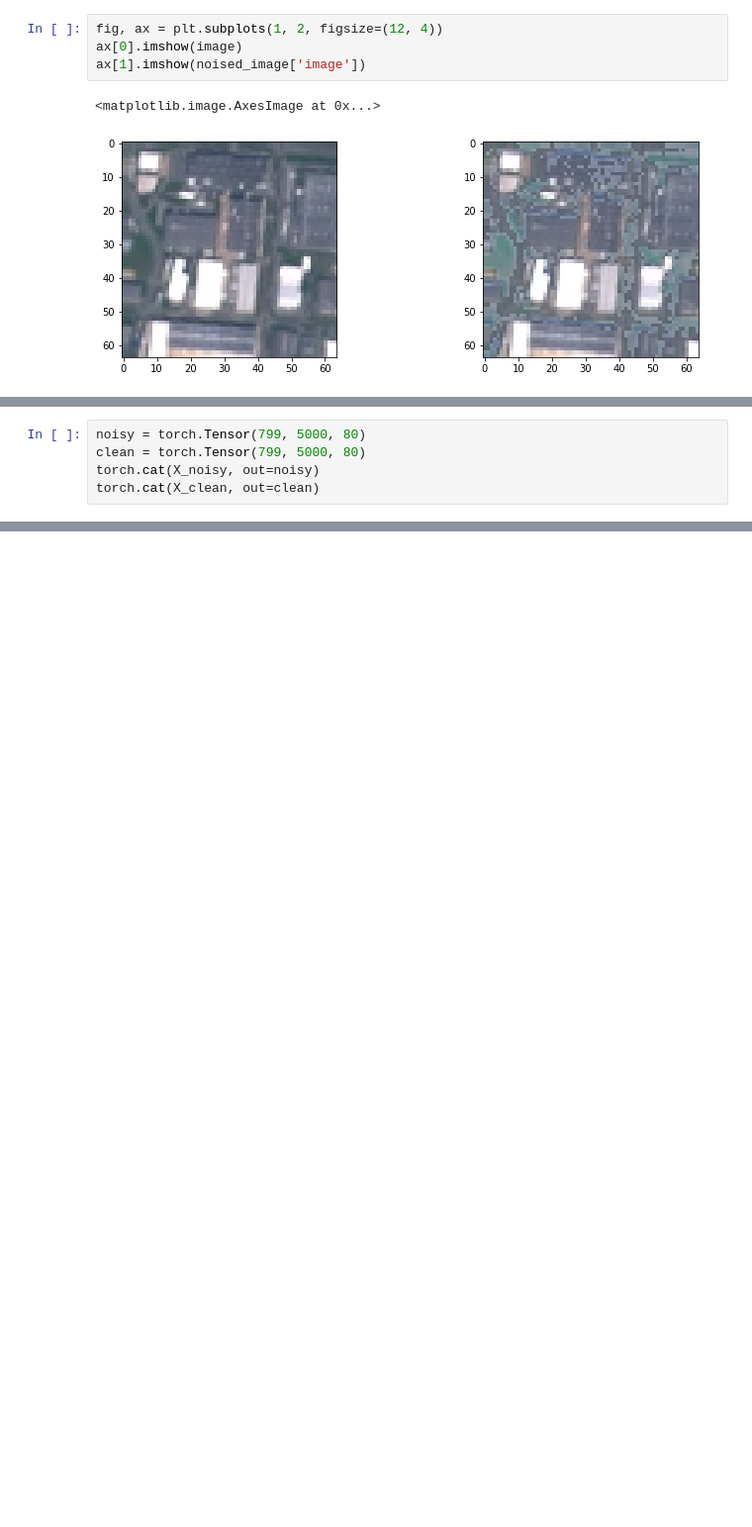
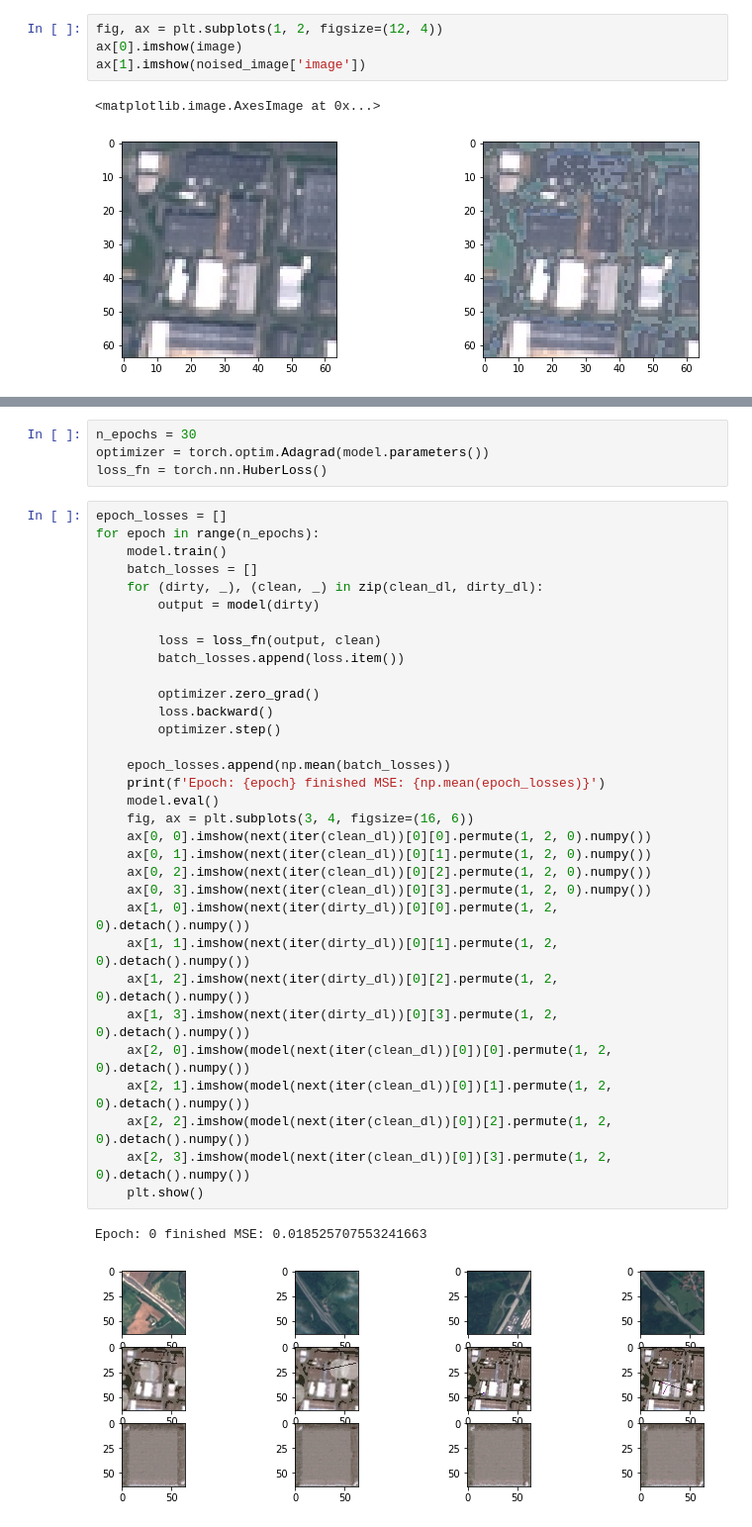
Before and after one commit to pdumin/denoising_eurosat, a Jupyter notebook: ae.ipynb, the cells around one changed output, grey strips where cells are left out. Shown: that part at 99% size. Drawn from its saved outputs; the diff is of its cells as text; blank space fills up the shorter version.

```diff
--- a/ae.ipynb
+++ b/ae.ipynb
@@ -63,5 +51,0 @@ True
-# %%
-noisy = torch.Tensor(799, 5000, 80)
-clean = torch.Tensor(799, 5000, 80)
-torch.cat(X_noisy, out=noisy)
-torch.cat(X_clean, out=clean)
@@ -134,0 +158,39 @@ ValueError: too many values to unpack (expected 2)
+# %%
+n_epochs = 30
+optimizer = torch.optim.Adagrad(model.parameters())
+loss_fn = torch.nn.HuberLoss()
+# %%
+epoch_losses = []
+for epoch in range(n_epochs):
+    model.train()
+    batch_losses = []
+    for (dirty, _), (clean, _) in zip(clean_dl, dirty_dl):
+        output = model(dirty)
+
+        loss = loss_fn(output, clean)
+        batch_losses.append(loss.item())
+
+        optimizer.zero_grad()
+        loss.backward()
+        optimizer.step()
+
+    epoch_losses.append(np.mean(batch_losses))
+    print(f'Epoch: {epoch} finished MSE: {np.mean(epoch_losses)}')
+    model.eval()
+    fig, ax = plt.subplots(3, 4, figsize=(16, 6))
+    ax[0, 0].imshow(next(iter(clean_dl))[0][0].permute(1, 2, 0).numpy())
+    ax[0, 1].imshow(next(iter(clean_dl))[0][1].permute(1, 2, 0).numpy())
+    ax[0, 2].imshow(next(iter(clean_dl))[0][2].permute(1, 2, 0).numpy())
+    ax[0, 3].imshow(next(iter(clean_dl))[0][3].permute(1, 2, 0).numpy())
+    ax[1, 0].imshow(next(iter(dirty_dl))[0][0].permute(1, 2, 0).detach().numpy())
+    ax[1, 1].imshow(next(iter(dirty_dl))[0][1].permute(1, 2, 0).detach().numpy())
+    ax[1, 2].imshow(next(iter(dirty_dl))[0][2].permute(1, 2, 0).detach().numpy())
+    ax[1, 3].imshow(next(iter(dirty_dl))[0][3].permute(1, 2, 0).detach().numpy())
+    ax[2, 0].imshow(model(next(iter(clean_dl))[0])[0].permute(1, 2, 0).detach().numpy())
+    ax[2, 1].imshow(model(next(iter(clean_dl))[0])[1].permute(1, 2, 0).detach().numpy())
+    ax[2, 2].imshow(model(next(iter(clean_dl))[0])[2].permute(1, 2, 0).detach().numpy())
+    ax[2, 3].imshow(model(next(iter(clean_dl))[0])[3].permute(1, 2, 0).detach().numpy())
+    plt.show()
+# %% [output]
+Epoch: 0 finished MSE: 0.018525707553241663
+[figure, added]
```
Also changed, not shown: parts of 17 cells of this notebook, 1 other file.
